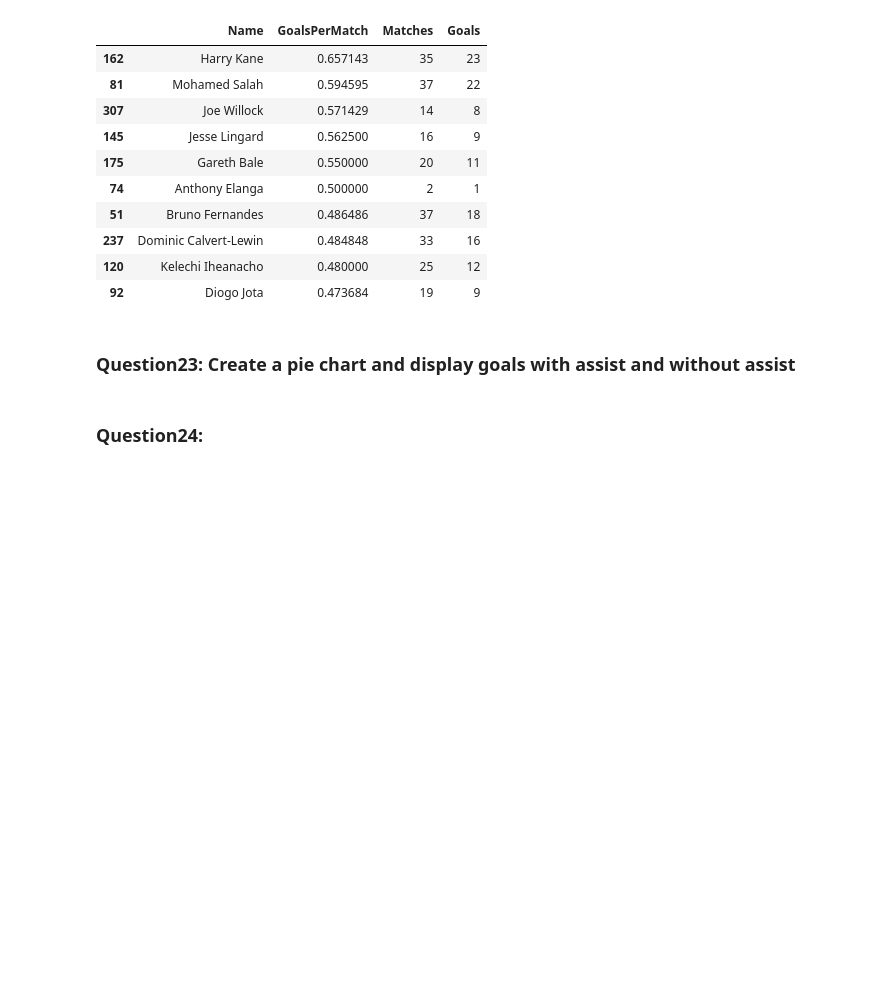
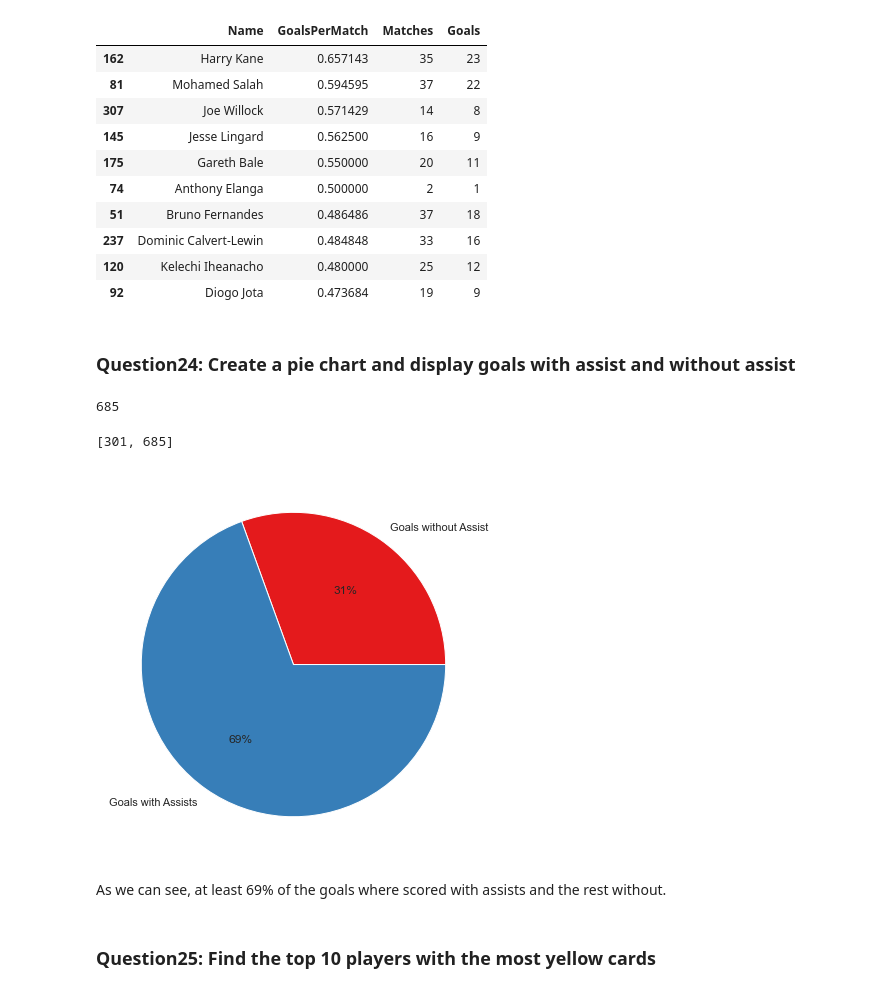
Before and after one commit to asavoullis/Python_Data_Analysis_Projects, a Jupyter notebook: epl_20-21_data_analysis_project.ipynb, the cells around one changed output. Saved outputs shown, nothing was run; the diff lists cells and outputs as text; code cells hidden in the pictures; blank space fills up the shorter version.

```diff
--- a/epl_20-21_data_analysis_project.ipynb
+++ b/epl_20-21_data_analysis_project.ipynb
@@ -671,4 +671,4 @@ top_10_goals_per_match
 | 120 | Kelechi Iheanacho | 0.480000 | 25 | 12 |
 | 92 | Diogo Jota | 0.473684 | 19 | 9 |
 # %% [markdown]
-### Question23: Create a pie chart and display goals with assist and without assist
+### Question24: Create a pie chart and display goals with assist and without assist
@@ -677,5 +675,25 @@ plt.figure(figsize=(14,7))
-# %% [markdown]
-### Question24:
+# %%
+assists = df['Assists'].sum()
+assists
+# %% [output]
+685
+# %%
+total_goals_minus_assists = [total_goals - assists,assists]
+total_goals_minus_assists
+# %% [output]
+[301, 685]
+# %%
+plt.figure(figsize=(14,7))
+labels=['Goals without Assist', 'Goals with Assists']
+color = sns.color_palette('Set1')
+plt.pie(total_goals_minus_assists,labels=labels,colors=color, autopct='%.0f%%')
+plt.show()
+# %% [output]
+[figure, added]
+# %% [markdown]
+As we can see, at least 69% of the goals where scored with assists and the rest without.
+# %% [markdown]
+### Question25: Find the top 10 players with the most yellow cards
 # %%
 df_yellow = df.sort_values(by='Yellow_Cards', ascending= False)[:10]
 df_yellow
```
Also changed, not shown: parts of 4 cells of this notebook, 1 other file.
